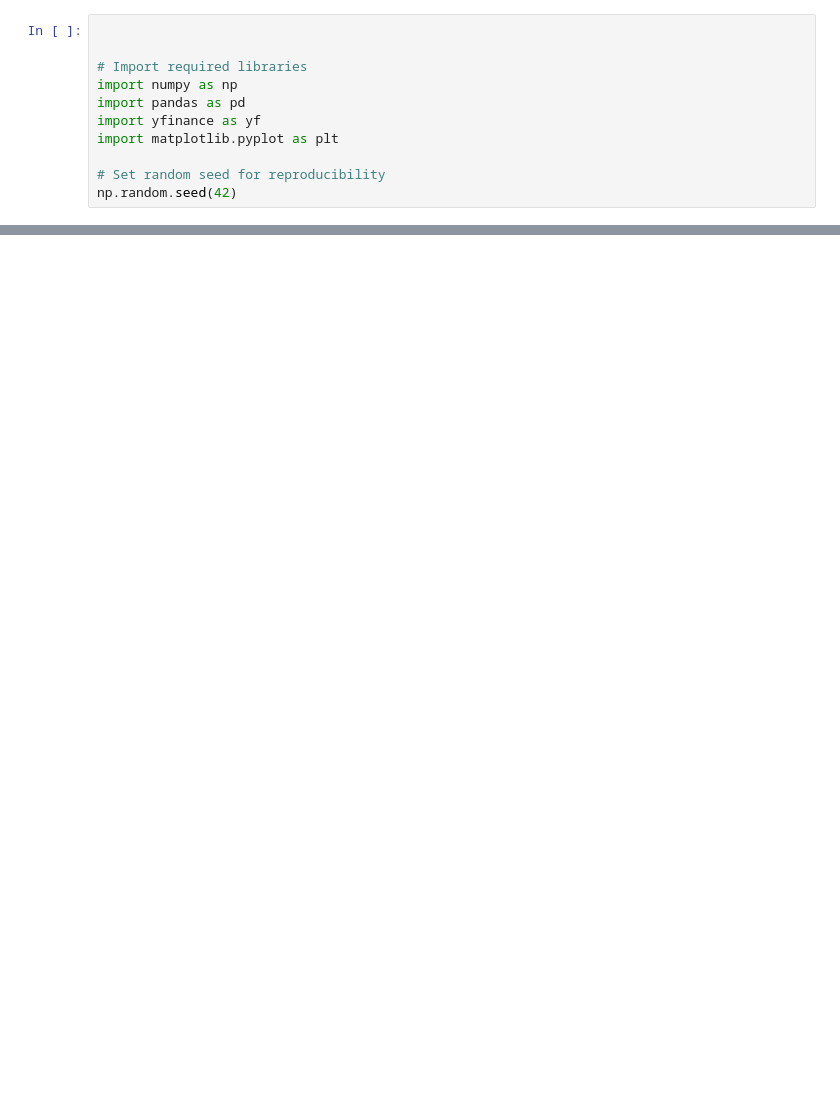
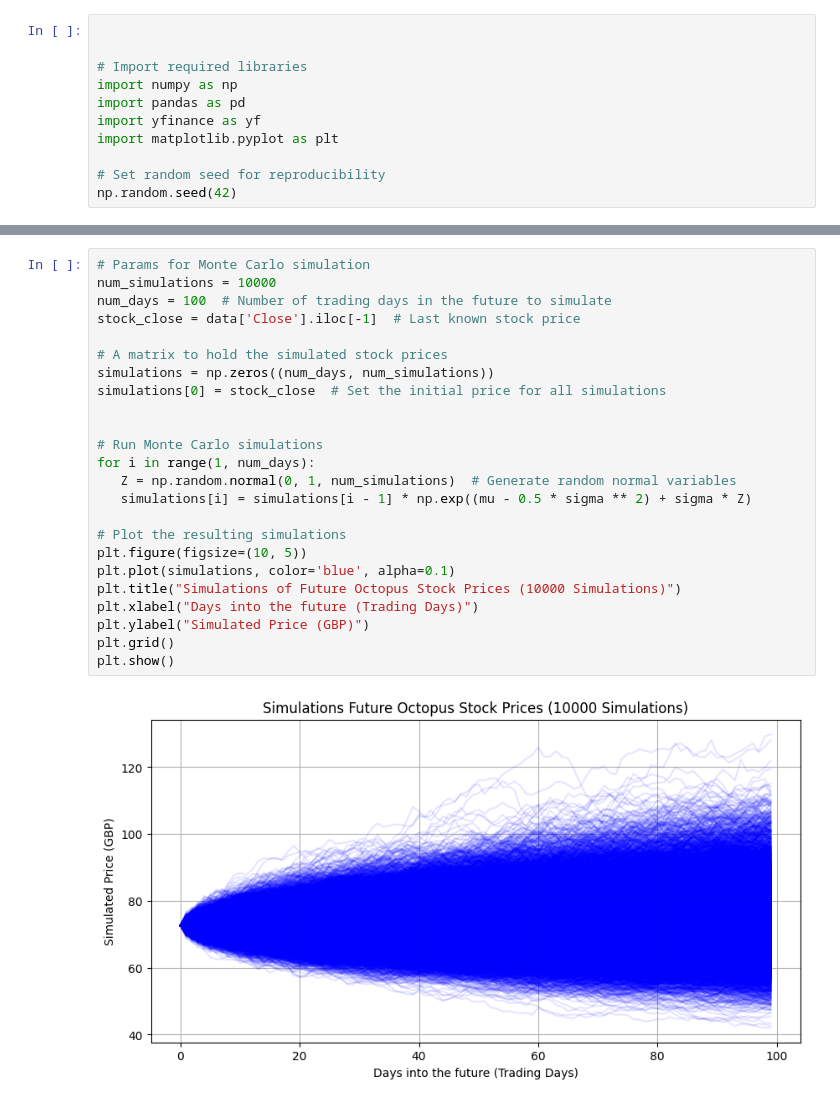
Before and after one commit to Erask/DS-Projects, a Jupyter notebook: Octopus Stock/ORITL.ipynb, the cells around one changed output, grey strips where cells are left out. Drawn from its saved outputs; the diff is of its cells as text; blank space fills up the shorter version.

```diff
--- a/Octopus Stock/ORITL.ipynb
+++ b/Octopus Stock/ORITL.ipynb
@@ -27,0 +127,26 @@ Date
+# %%
+# Params for Monte Carlo simulation
+num_simulations = 10000
+num_days = 100  # Number of trading days in the future to simulate
+stock_close = data['Close'].iloc[-1]  # Last known stock price
+
+# A matrix to hold the simulated stock prices
+simulations = np.zeros((num_days, num_simulations))
+simulations[0] = stock_close  # Set the initial price for all simulations
+
+
+# Run Monte Carlo simulations
+for i in range(1, num_days):
+   Z = np.random.normal(0, 1, num_simulations)  # Generate random normal variables
+   simulations[i] = simulations[i - 1] * np.exp((mu - 0.5 * sigma ** 2) + sigma * Z)
+
+# Plot the resulting simulations
+plt.figure(figsize=(10, 5))
+plt.plot(simulations, color='blue', alpha=0.1)
+plt.title("Simulations of Future Octopus Stock Prices (10000 Simulations)")
+plt.xlabel("Days into the future (Trading Days)")
+plt.ylabel("Simulated Price (GBP)")
+plt.grid()
+plt.show()
+# %% [output]
+[figure, added]
```
Also changed, not shown: parts of 19 cells of this notebook, 1 other file.
